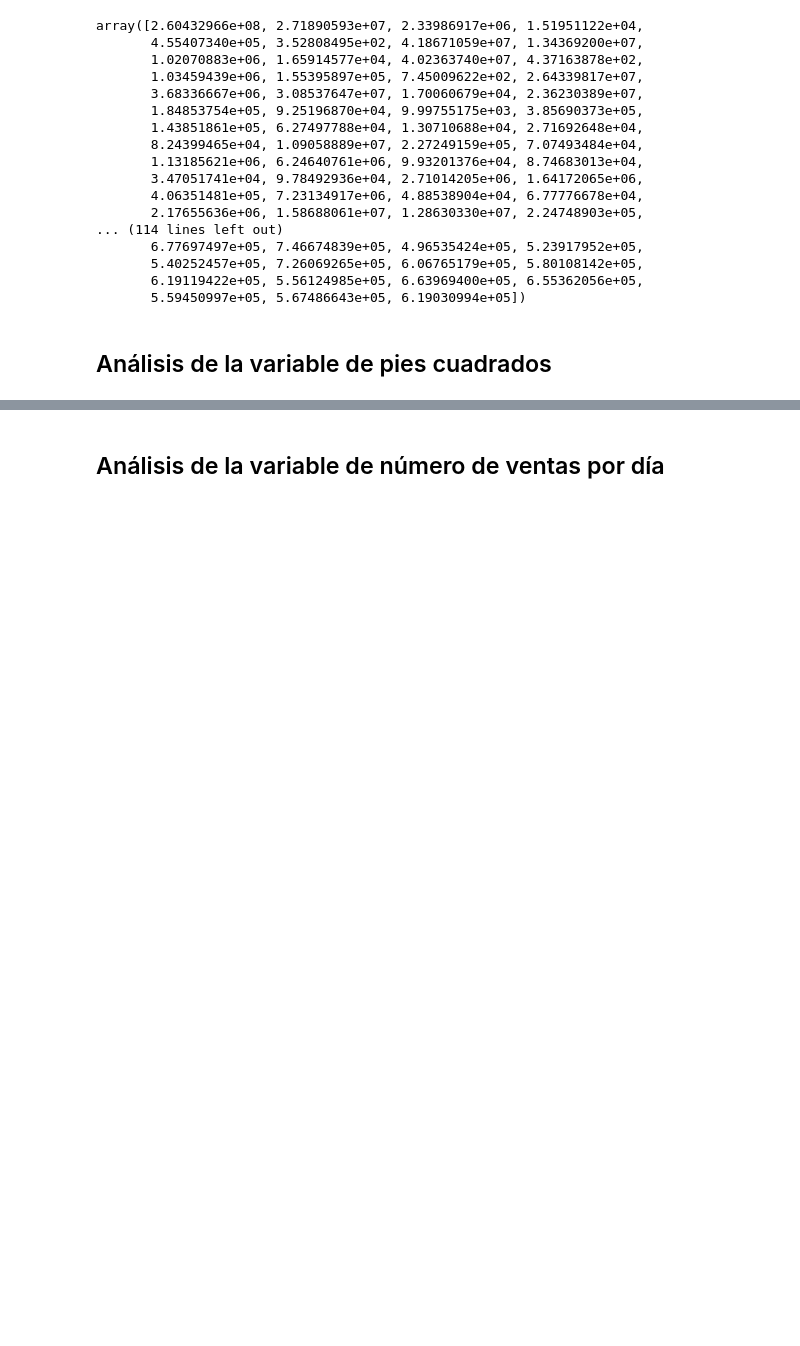
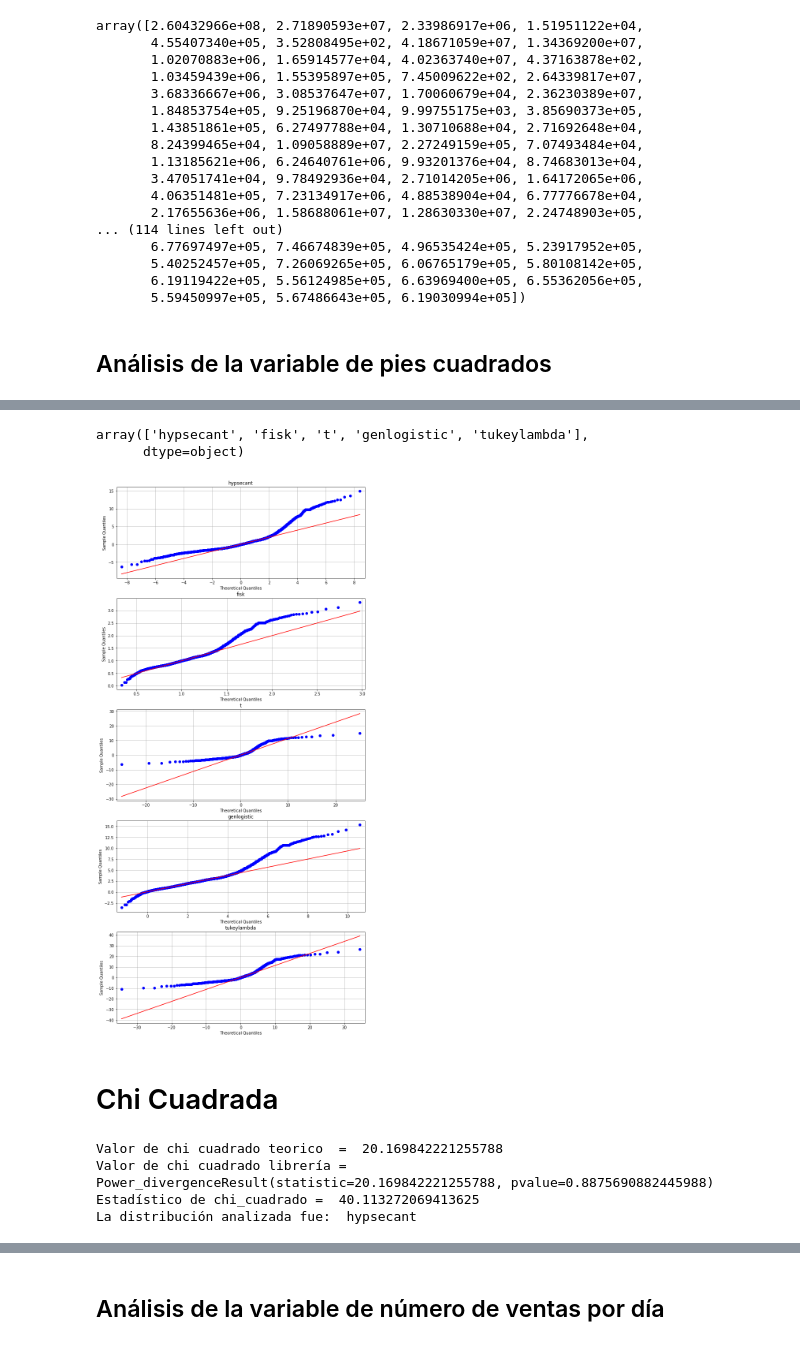
Before and after one commit to danielperhez/Proyecto_PRivera_CPerez, a Jupyter notebook: Proyecto_PRivera_CPerez.ipynb, the cells around one changed output, grey strips where cells are left out. Cells and saved outputs as stored; diff of their text form; code cells hidden in the pictures; blank space fills up the shorter version.

```diff
--- a/Proyecto_PRivera_CPerez.ipynb
+++ b/Proyecto_PRivera_CPerez.ipynb
@@ -724,0 +792,3 @@ plt.legend(loc = 'best')
+# %%
+errores_v2 = error_distribuciones(0,50,distribuciones_c2,v2_data,x,y)
+errores_v2
@@ -724,0 +807,3 @@ plt.legend(loc = 'best')
+# %%
+errores2_v2 = error_distribuciones(50,95,distribuciones_c2,v2_data,x,y)
+errores2_v2
@@ -724,0 +822,3 @@ plt.legend(loc = 'best')
+# %%
+error2 = pd.concat([errores_v2, errores2_v2]).sort_values(by = 'Error').head(10)
+error2
@@ -724,0 +837,19 @@ plt.legend(loc = 'best')
+# %%
+best2 = error2.sort_values(by = 'Error').head(5).index.values
+best2
+# %% [output]
+array(['hypsecant', 'fisk', 't', 'genlogistic', 'tukeylambda'],
+      dtype=object)
+# %%
+graficas_qq(v2_data, best2)
+# %% [output]
+[figure, added]
+# %% [markdown]
+# Chi Cuadrada
+# %%
+chi_cuadrada(best2[0],v2_data,x,y,J2,0.95)
+# %% [output]
+Valor de chi cuadrado teorico  =  20.169842221255788
+Valor de chi cuadrado librería =  Power_divergenceResult(statistic=20.169842221255788, pvalue=0.8875690882445988)
+Estadístico de chi_cuadrado =  40.113272069413625
+La distribución analizada fue:  hypsecant
```
Also changed, not shown: parts of 45 cells of this notebook.
